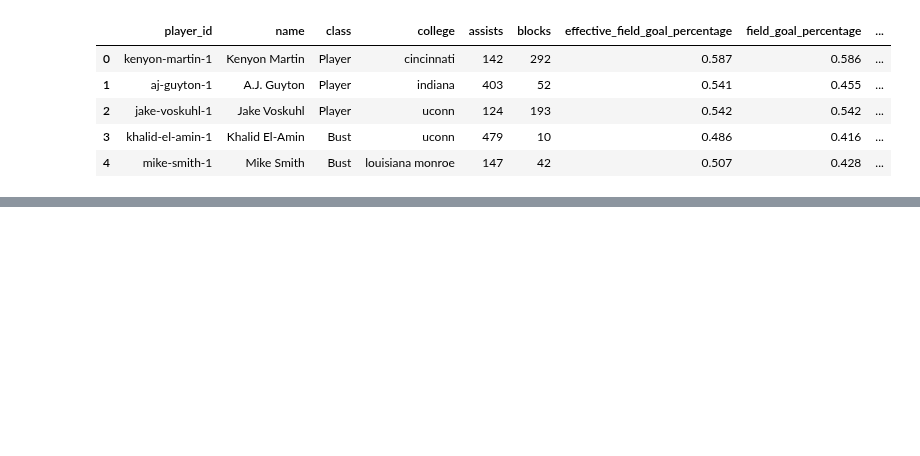
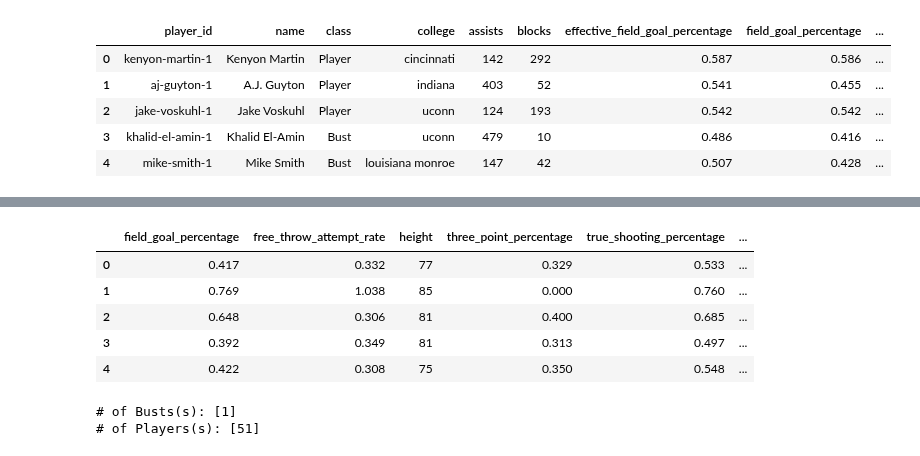
Before and after one commit to woodfin8/Draft_Machine, a Jupyter notebook: NeuralNetwork_Keras_v3_kfold.ipynb, the cells around one changed output, grey strips where cells are left out. Cells and saved outputs as stored; diff of their text form; code cells hidden in the pictures; blank space fills up the shorter version.

Commit message:
NeuralNetwork_v3_kfold update working

```diff
--- a/NeuralNetwork_Keras_v3_kfold.ipynb
+++ b/NeuralNetwork_Keras_v3_kfold.ipynb
@@ -218,0 +233,53 @@ Loss: 2.1173416477197793, Accuracy: 0.6257309913635254
+# %%
+# Set Xnew to have the same independent variables as X
+Xnew = draftDF.drop(["player_id",
+                 "name",
+                 "college",
+                 "assists",
+                 "blocks",
+                 "effective_field_goal_percentage",
+                 #"field_goal_percentage",
+                 #"free_throw_attempt_rate",
+                 "free_throw_percentage",
+                 "games_played",
+                 #"height",
+                 "minutes_played",
+                 "points",
+                 "steals",
+                 #"three_point_percentage",
+                 "three_pointers",
+                 "total_rebounds",
+                 #"true_shooting_percentage",
+                 "turnover_percentage",
+                 "turnovers",
+                 #"win_shares_per_40_minutes",
+                 "assists_per_40",
+                 "blocks_per_40",
+                 "points_per_40",
+                 "steals_per_40",
+                 "three_pointers_per_40",
+                 "total_rebounds_per_40",
+                 "turnovers_per_40"
+                ], axis=1)
+
+Xnew.head()
+# %% [output]
+|  | field_goal_percentage | free_throw_attempt_rate | height | three_point_percentage | true_shooting_percentage | ... |
+| 0 | 0.417 | 0.332 | 77 | 0.329 | 0.533 | ... |
+| 1 | 0.769 | 1.038 | 85 | 0.000 | 0.760 | ... |
+| 2 | 0.648 | 0.306 | 81 | 0.400 | 0.685 | ... |
+| 3 | 0.392 | 0.349 | 81 | 0.313 | 0.497 | ... |
+| 4 | 0.422 | 0.308 | 75 | 0.350 | 0.548 | ... |
+# %%
+# Predict the new Dependent Values
+
+model = load_model("Draft_Machine_NeuralNetwork.h5")
+ynew = model.predict_classes(Xnew)
+label_encoder.inverse_transform(ynew)
+
+counts_elements = np.unique(ynew, return_counts=True)
+
+print(f"# of Busts(s): {counts_elements[0]} \n# of Players(s): {counts_elements[1]}")
+# %% [output]
+# of Busts(s): [1]
+# of Players(s): [51]
```
Also changed, not shown: parts of 13 cells of this notebook, 2 other files.
